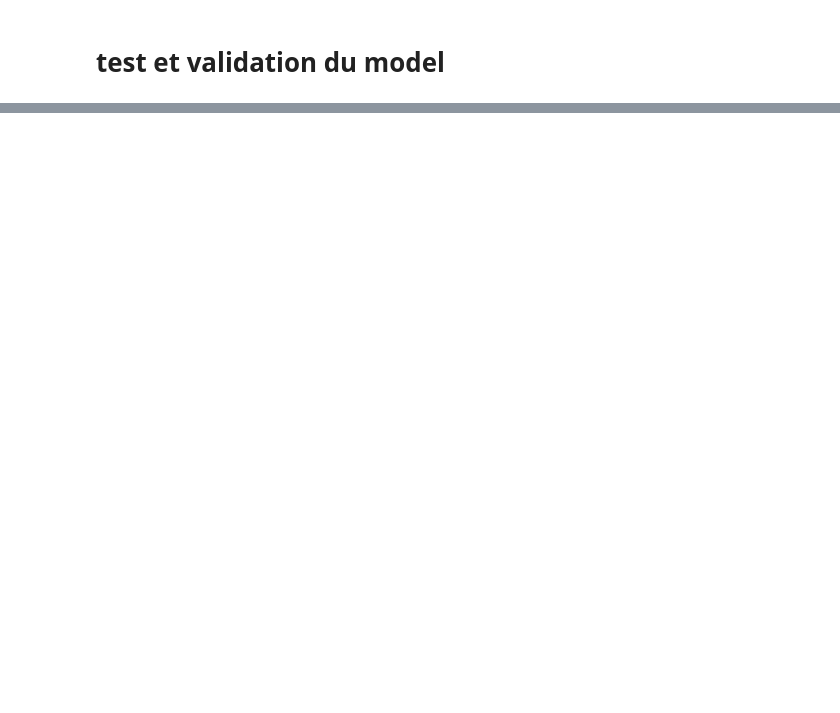
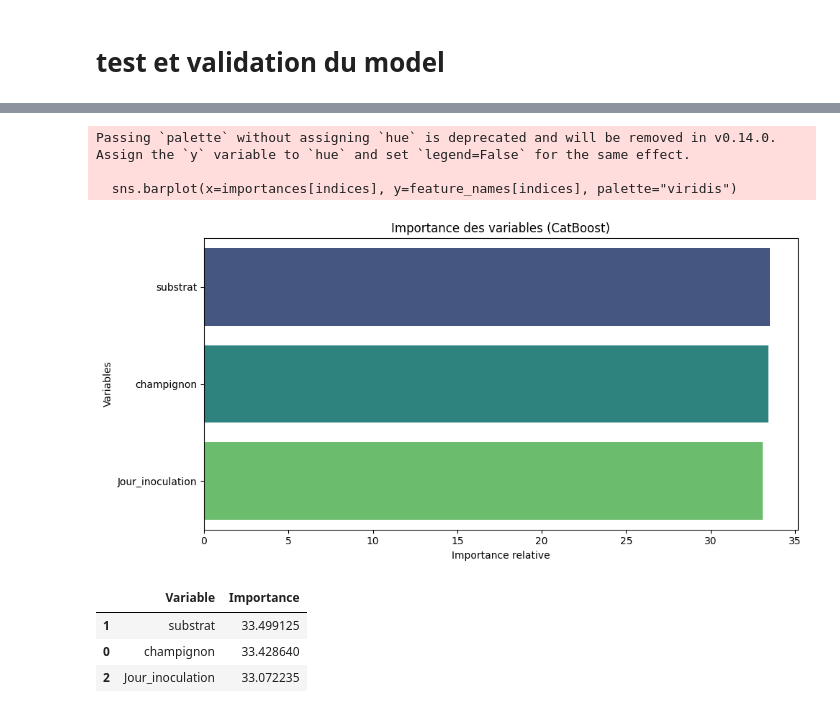
Before and after one commit to sarsator/projet_soutenance, a Jupyter notebook: training/notebook/Machine_learning.ipynb, the cells around one changed output, grey strips where cells are left out. Drawn from its saved outputs; the diff is of its cells as text; code cells hidden in the pictures; blank space fills up the shorter version.

```diff
--- a/training/notebook/Machine_learning.ipynb
+++ b/training/notebook/Machine_learning.ipynb
@@ -478,0 +611,31 @@ ValueError: columns are missing: {'co2_hygro_ratio', 'champ_substrat'}
+# %%
+# Affichage de l'importance des variables du modèle CatBoost
+importances = model.get_feature_importance()
+feature_names = X_test.columns
+
+# Tri décroissant pour affichage
+indices = np.argsort(importances)[::-1]
+
+plt.figure(figsize=(10, 5))
+sns.barplot(x=importances[indices], y=feature_names[indices], palette="viridis")
+plt.title("Importance des variables (CatBoost)")
+plt.xlabel("Importance relative")
+plt.ylabel("Variables")
+plt.tight_layout()
+plt.show()
+
+# Affichage tabulaire pour plus de clarté
+feature_importance_df = pd.DataFrame({
+    'Variable': feature_names,
+    'Importance': importances
+}).sort_values(by='Importance', ascending=False)
+display(feature_importance_df)
+# %% [output]
+Passing `palette` without assigning `hue` is deprecated and will be removed in v0.14.0. Assign the `y` variable to `hue` and set `legend=False` for the same effect.
+
+  sns.barplot(x=importances[indices], y=feature_names[indices], palette="viridis")
+[figure, added]
+|  | Variable | Importance |
+| 1 | substrat | 33.499125 |
+| 0 | champignon | 33.428640 |
+| 2 | Jour_inoculation | 33.072235 |
```
Also changed, not shown: parts of 9 cells of this notebook, 18 other files.
